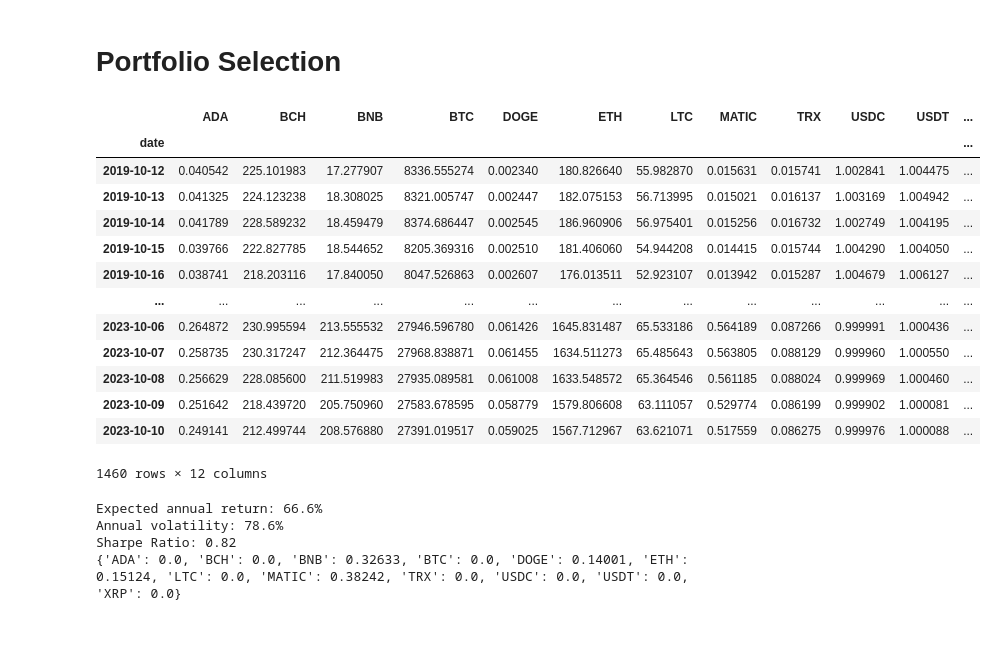
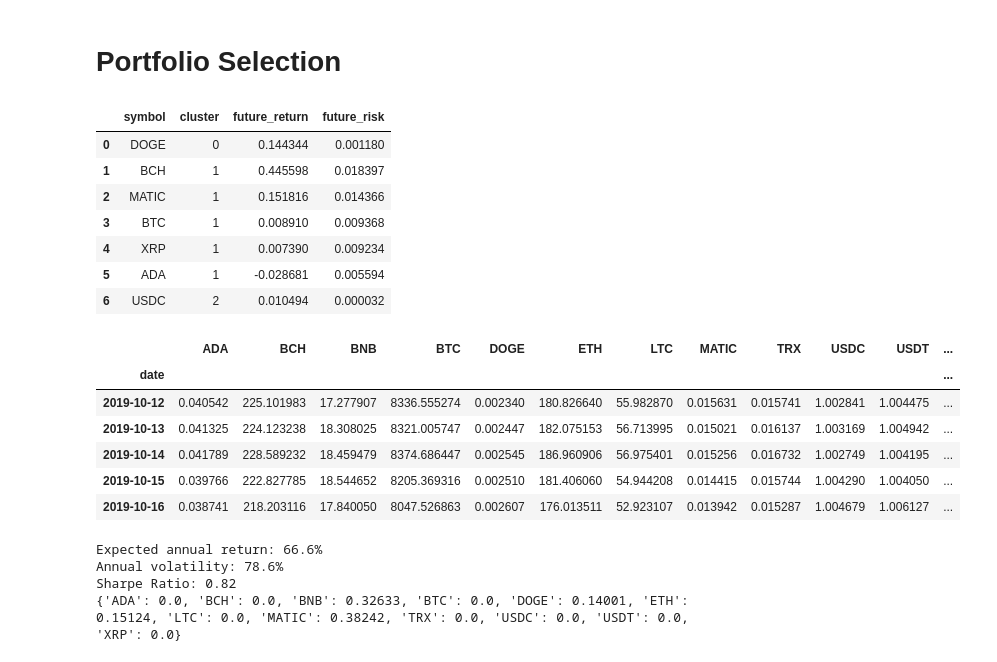
Before and after one commit to AleeRezaa/portfolio-selection-using-ml, a Jupyter notebook: model/main.ipynb, the cells around one changed output. Drawn from its saved outputs; the diff is of its cells as text; code cells hidden in the pictures; blank space fills up the shorter version.

Commit message:
adding a function to load dominated data

```diff
--- a/model/main.ipynb
+++ b/model/main.ipynb
@@ -156,0 +160,36 @@ Test R2: 82.50%
+# %%
+def load_dominated_data(prediction_data):
+    dominated_data = prediction_data[['symbol', 'cluster', 'future_return', 'future_risk']].copy()
+    dominated_symbols = list(dominated_data['symbol'])
+
+    for cluster, cluster_df in dominated_data.groupby('cluster'):
+        cluster_combinations = combinations(cluster_df['symbol'], 2)
+        for comb in list(cluster_combinations):
+            symbol1 = comb[0]
+            symbol2 = comb[1]
+            return1 = cluster_df.loc[cluster_df['symbol'] == symbol1, 'future_return'].iloc[0]
+            return2 = cluster_df.loc[cluster_df['symbol'] == symbol2, 'future_return'].iloc[0]
+            risk1 = cluster_df.loc[cluster_df['symbol'] == symbol1, 'future_risk'].iloc[0]
+            risk2 = cluster_df.loc[cluster_df['symbol'] == symbol2, 'future_risk'].iloc[0]
+            if return1 < return2 and risk1 > risk2 and symbol1 in dominated_symbols:
+                dominated_symbols.remove(symbol1)
+            elif return1 > return2 and risk1 < risk2 and symbol2 in dominated_symbols:
+                dominated_symbols.remove(symbol2)
+
+    dominated_data = dominated_data[dominated_data['symbol'].isin(dominated_symbols)]
+    dominated_data.sort_values(by=['cluster', 'future_return'], ascending=[True, False], inplace=True)
+    dominated_data.reset_index(drop=True, inplace=True)
+
+    return dominated_data
+
+dominated_df = load_dominated_data(prediction_df)
+dominated_df
+# %% [output]
+|  | symbol | cluster | future_return | future_risk |
+| 0 | DOGE | 0 | 0.144344 | 0.001180 |
+| 1 | BCH | 1 | 0.445598 | 0.018397 |
+| 2 | MATIC | 1 | 0.151816 | 0.014366 |
+| 3 | BTC | 1 | 0.008910 | 0.009368 |
+| 4 | XRP | 1 | 0.007390 | 0.009234 |
+| 5 | ADA | 1 | -0.028681 | 0.005594 |
+| 6 | USDC | 2 | 0.010494 | 0.000032 |
@@ -157,24 +198,17 @@ Test R2: 82.50%
 # %%
 close_df = selected_df[["date", "symbol", "close"]].copy()
 close_df = close_df.pivot(index="date", columns="symbol")
 close_df = close_df["close"]
 close_df.columns.name = None
-close_df
+close_df.head()
 # %% [output]
 |  | ADA | BCH | BNB | BTC | DOGE | ETH | LTC | MATIC | TRX | USDC | USDT | ... |
 | date |  |  |  |  |  |  |  |  |  |  |  | ... |
 | 2019-10-12 | 0.040542 | 225.101983 | 17.277907 | 8336.555274 | 0.002340 | 180.826640 | 55.982870 | 0.015631 | 0.015741 | 1.002841 | 1.004475 | ... |
 | 2019-10-13 | 0.041325 | 224.123238 | 18.308025 | 8321.005747 | 0.002447 | 182.075153 | 56.713995 | 0.015021 | 0.016137 | 1.003169 | 1.004942 | ... |
 | 2019-10-14 | 0.041789 | 228.589232 | 18.459479 | 8374.686447 | 0.002545 | 186.960906 | 56.975401 | 0.015256 | 0.016732 | 1.002749 | 1.004195 | ... |
 | 2019-10-15 | 0.039766 | 222.827785 | 18.544652 | 8205.369316 | 0.002510 | 181.406060 | 54.944208 | 0.014415 | 0.015744 | 1.004290 | 1.004050 | ... |
 | 2019-10-16 | 0.038741 | 218.203116 | 17.840050 | 8047.526863 | 0.002607 | 176.013511 | 52.923107 | 0.013942 | 0.015287 | 1.004679 | 1.006127 | ... |
-| ... | ... | ... | ... | ... | ... | ... | ... | ... | ... | ... | ... | ... |
-| 2023-10-06 | 0.264872 | 230.995594 | 213.555532 | 27946.596780 | 0.061426 | 1645.831487 | 65.533186 | 0.564189 | 0.087266 | 0.999991 | 1.000436 | ... |
-| 2023-10-07 | 0.258735 | 230.317247 | 212.364475 | 27968.838871 | 0.061455 | 1634.511273 | 65.485643 | 0.563805 | 0.088129 | 0.999960 | 1.000550 | ... |
-| 2023-10-08 | 0.256629 | 228.085600 | 211.519983 | 27935.089581 | 0.061008 | 1633.548572 | 65.364546 | 0.561185 | 0.088024 | 0.999969 | 1.000460 | ... |
-| 2023-10-09 | 0.251642 | 218.439720 | 205.750960 | 27583.678595 | 0.058779 | 1579.806608 | 63.111057 | 0.529774 | 0.086199 | 0.999902 | 1.000081 | ... |
-| 2023-10-10 | 0.249141 | 212.499744 | 208.576880 | 27391.019517 | 0.059025 | 1567.712967 | 63.621071 | 0.517559 | 0.086275 | 0.999976 | 1.000088 | ... |
-1460 rows × 12 columns
 # %%
 # Mean Variance
 
```
Also changed, not shown: parts of 6 cells of this notebook.
